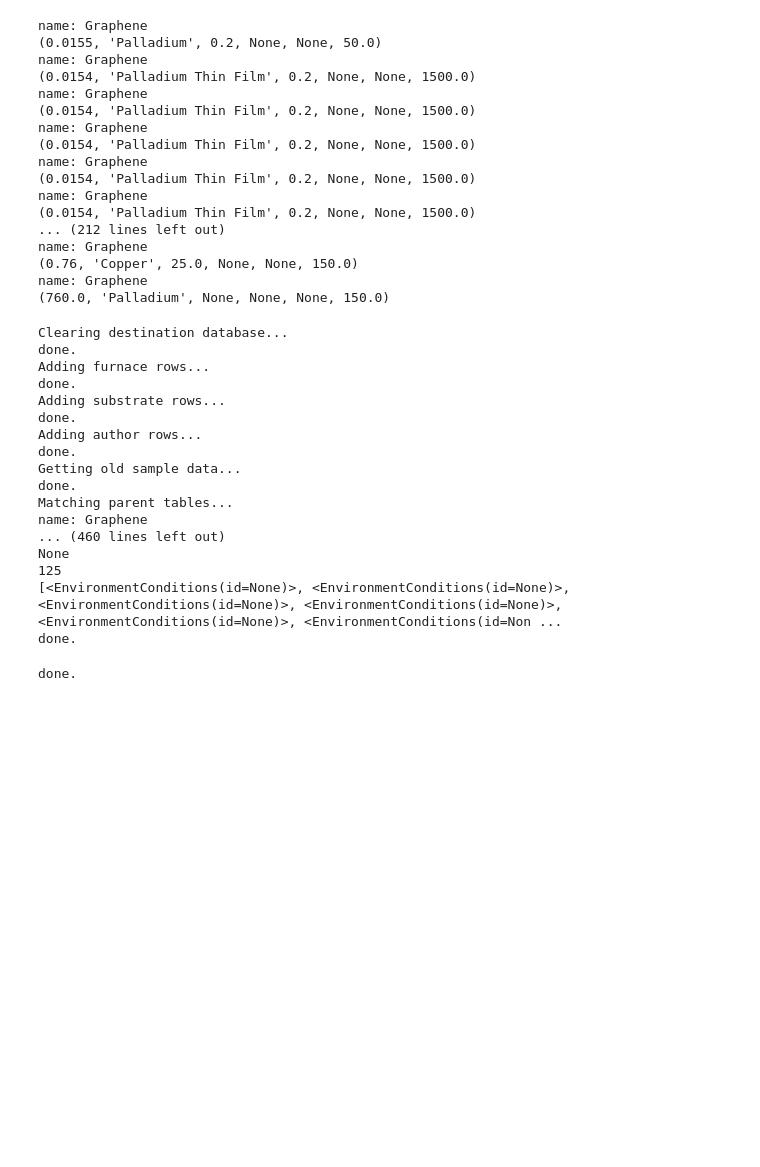
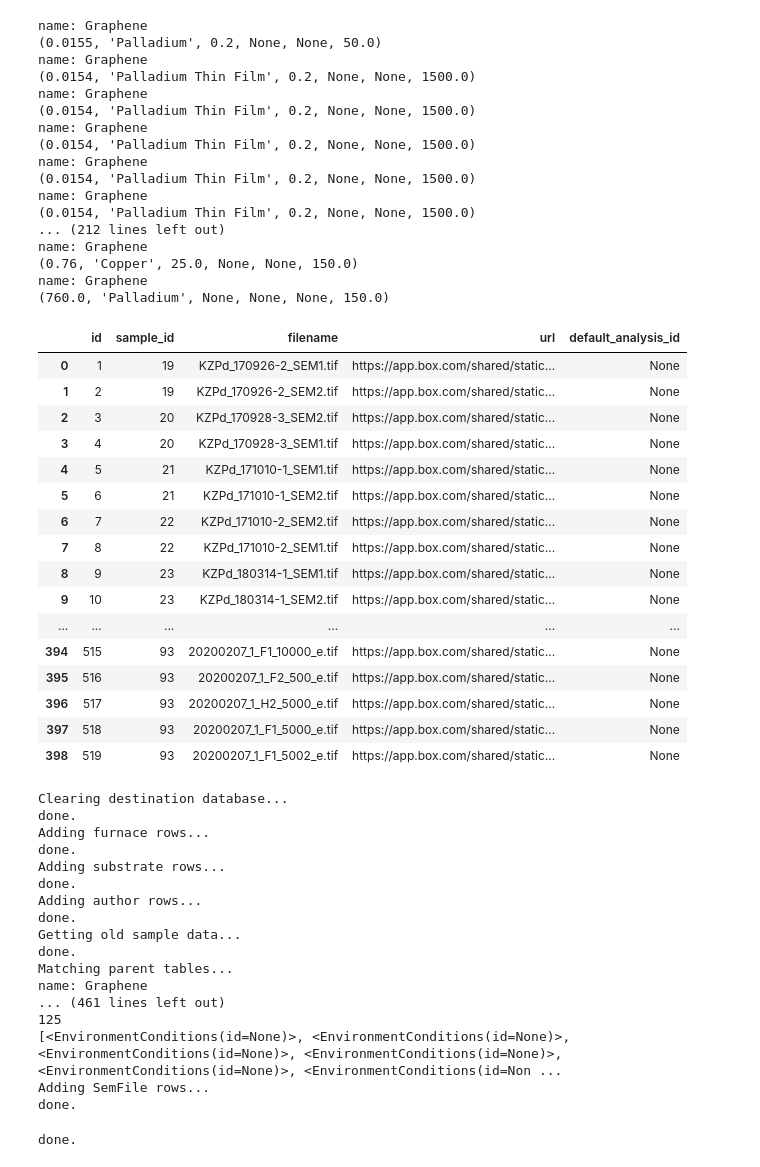
Before and after one commit to nanoMFG/GSA-Database, a Jupyter notebook: notebooks/migration-testing.ipynb, the cells around one changed output. Cells and saved outputs as stored; diff of their text form; code cells hidden in the pictures; blank space fills up the shorter version.

Commit message:
added sem_file and prep step completed

```diff
--- a/notebooks/migration-testing.ipynb
+++ b/notebooks/migration-testing.ipynb
@@ -186,17 +186,34 @@ name: Graphene
 name: Graphene
 (760.0, 'Palladium', None, None, None, 150.0)
 # %%
-# This if prototype to migrate sem file data
+# This is a prototype to migrate sem file data
 from grdb.database.v1_1_0.models import SemFile, SemAnalysis
 
 ses1 = db1.Session()
 
-#files = ses1.query(SemFile,SemAnalysis).filter(SemFile.id==SemAnalysis.sem_file_id)
-files = ses1.query(SemAnalysis)
-
-for f in files:
-    #print(f.SemFile.id, f.SemAnalysis.id)
-    print(f)
+sem_file_query = ses1.query(SemFile)
+pd.read_sql(
+    sem_file_query.statement,
+    ses1.bind,
+)
+# %% [output]
+|  | id | sample_id | filename | url | default_analysis_id |
+| 0 | 1 | 19 | KZPd_170926-2_SEM1.tif | https://app.box.com/shared/static... | None |
+| 1 | 2 | 19 | KZPd_170926-2_SEM2.tif | https://app.box.com/shared/static... | None |
+| 2 | 3 | 20 | KZPd_170928-3_SEM2.tif | https://app.box.com/shared/static... | None |
+| 3 | 4 | 20 | KZPd_170928-3_SEM1.tif | https://app.box.com/shared/static... | None |
+| 4 | 5 | 21 | KZPd_171010-1_SEM1.tif | https://app.box.com/shared/static... | None |
+| 5 | 6 | 21 | KZPd_171010-1_SEM2.tif | https://app.box.com/shared/static... | None |
+| 6 | 7 | 22 | KZPd_171010-2_SEM2.tif | https://app.box.com/shared/static... | None |
+| 7 | 8 | 22 | KZPd_171010-2_SEM1.tif | https://app.box.com/shared/static... | None |
+| 8 | 9 | 23 | KZPd_180314-1_SEM1.tif | https://app.box.com/shared/static... | None |
+| 9 | 10 | 23 | KZPd_180314-1_SEM2.tif | https://app.box.com/shared/static... | None |
+| ... | ... | ... | ... | ... | ... |
+| 394 | 515 | 93 | 20200207_1_F1_10000_e.tif | https://app.box.com/shared/static... | None |
+| 395 | 516 | 93 | 20200207_1_F2_500_e.tif | https://app.box.com/shared/static... | None |
+| 396 | 517 | 93 | 20200207_1_H2_5000_e.tif | https://app.box.com/shared/static... | None |
+| 397 | 518 | 93 | 20200207_1_F1_5000_e.tif | https://app.box.com/shared/static... | None |
+| 398 | 519 | 93 | 20200207_1_F1_5002_e.tif | https://app.box.com/shared/static... | None |
 # %%
 ######################################################################################
 # Migration script
@@ -210,6 +227,7 @@ for f in files:
 ######################################################################################
 
 from grdb.database.v1_1_0.models import Author
+from grdb.database.v1_1_0.models import SemFile
 from grdb.database.models import Author as Author2
 from grdb.database.models import Furnace as Furnace2
 from grdb.database.models import Experiment as Experiment2
@@ -217,6 +235,7 @@ from grdb.database.models import Recipe as Recipe2
 from grdb.database.models import PreparationStep as PreparationStep2
 from grdb.database.models import Substrate as Substrate2
 from grdb.database.models import EnvironmentConditions as EnvironmentConditions2
+from grdb.database.models import SemFile as SemFile2
 
 
 commit = True
@@ -456,7 +475,16 @@ with db2.session_scope(autocommit=True) as ses2:
                     preparation_steps = [
                         PreparationStep2(
                             name=step.name,
-                            duration=step.duration
+                            step=step.step,
+                            duration=step.duration,
+                            furnace_pressure=step.furnace_pressure,
+                            furnace_temperature=step.furnace_temperature,
+                            sample_location=step.sample_location,
+                            helium_flow_rate=step.helium_flow_rate,
+                            hydrogen_flow_rate=step.hydrogen_flow_rate,
+                            carbon_source_flow_rate=step.carbon_source_flow_rate,
+                            argon_flow_rate=step.argon_flow_rate,
+                            cooling_rate=step.cooling_rate
                         ) for step in s.Recipe.preparation_steps
                     ]
                     ),
@@ -485,6 +513,24 @@ print(new_environment_conditions)
 if commit:
     with db2.session_scope(autocommit=True) as ses2:
         ses2.add_all(new_environment_conditions)
+
+#####################################################################################
+print("Adding SemFile rows...")
+
+sem_files = ses1.query(SemFile).all()
+
+new_sem_files = [
+    SemFile2(
+        id = f.id,
+        experiment_id=f.sample_id,
+        filename=f.filename,
+        url=f.url
+    )
+    for f in sem_files
+]
+if commit:
+    with db2.session_scope(autocommit=True) as ses2:
+        ses2.add_all(new_sem_files)
 print("done.")
 # %% [output]
 Clearing destination database...
@@ -499,10 +545,10 @@ Getting old sample data...
 done.
 Matching parent tables...
 name: Graphene
-... (460 lines left out)
-None
+... (461 lines left out)
 125
 [<EnvironmentConditions(id=None)>, <EnvironmentConditions(id=None)>, <EnvironmentConditions(id=None)>, <EnvironmentConditions(id=None)>, <EnvironmentConditions(id=None)>, <EnvironmentConditions(id=Non ...
+Adding SemFile rows...
 done.
 # %%
 #%env
```
